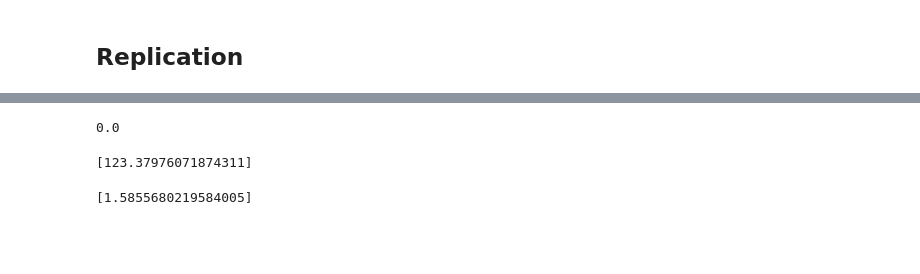
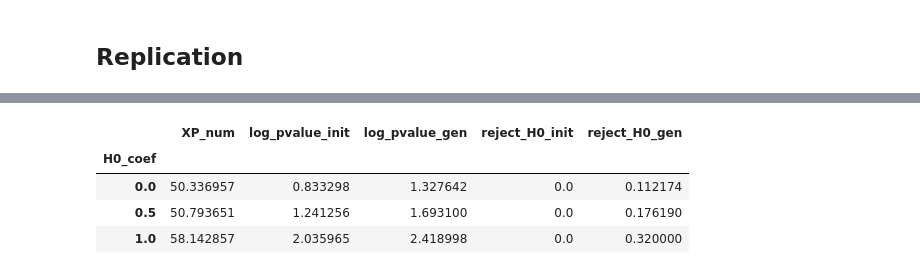
Before and after one commit to aguilloux/HI-VAE_Pytorch, a Jupyter notebook: simulation.ipynb, the cells around one changed output, grey strips where cells are left out. Drawn from its saved outputs; the diff is of its cells as text; code cells hidden in the pictures; blank space fills up the shorter version.

```diff
--- a/simulation.ipynb
+++ b/simulation.ipynb
@@ -323,12 +321,5 @@ tensor([[nan],
 # %%
-data
+
+results = pd.DataFrame({'XP_num' : simu_num, "log_pvalue_init" : log_p_value, "log_pvalue_gen" : log_p_value_gen , "H0_coef" : H0_coef})
+results["reject_H0_init"] = results['log_pvalue_init'] > -np.log(0.05)
+results["reject_H0_gen"] = results['log_pvalue_gen'] > -np.log(0.05)
-# %% [output]
-0.0
-# %%
-log_p_value_gen
-# %% [output]
-[123.37976071874311]
-# %%
-log_p_value
-# %% [output]
-[1.5855680219584005]
@@ -334,0 +334,8 @@ log_p_value
+# %%
+results[results["reject_H0_init"] ==  False].groupby(["H0_coef"]).mean()
+# %% [output]
+|  | XP_num | log_pvalue_init | log_pvalue_gen | reject_H0_init | reject_H0_gen |
+| H0_coef |  |  |  |  |  |
+| 0.0 | 50.336957 | 0.833298 | 1.327642 | 0.0 | 0.112174 |
+| 0.5 | 50.793651 | 1.241256 | 1.693100 | 0.0 | 0.176190 |
+| 1.0 | 58.142857 | 2.035965 | 2.418998 | 0.0 | 0.320000 |
```
Also changed, not shown: parts of 27 cells of this notebook, 3 other files.
